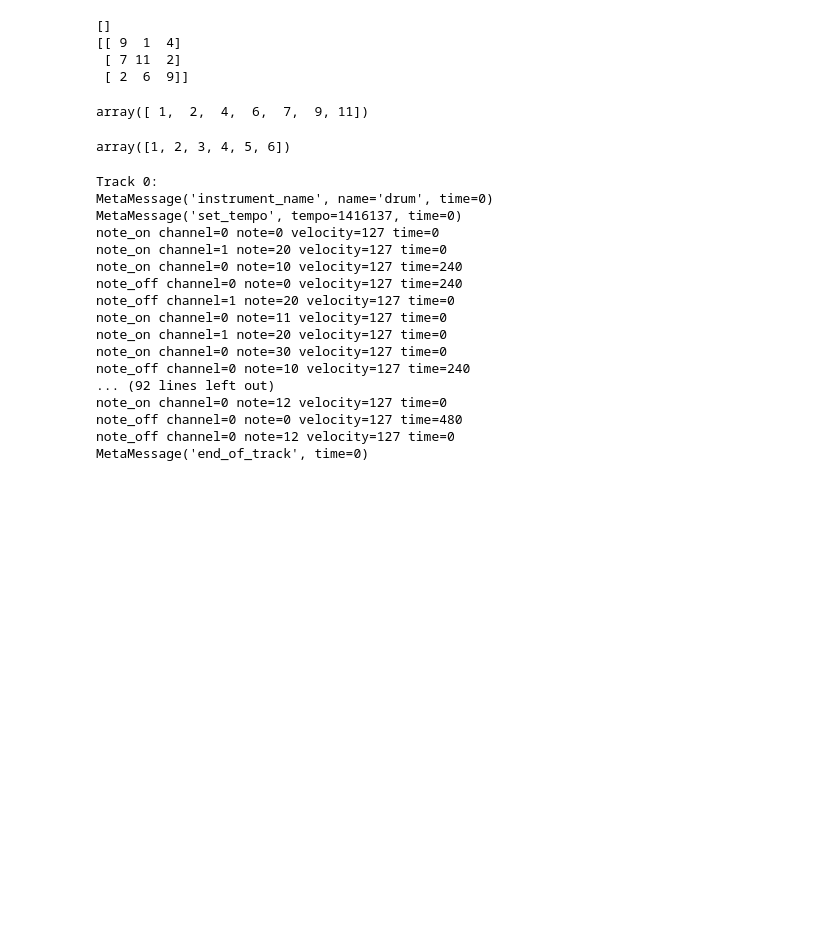
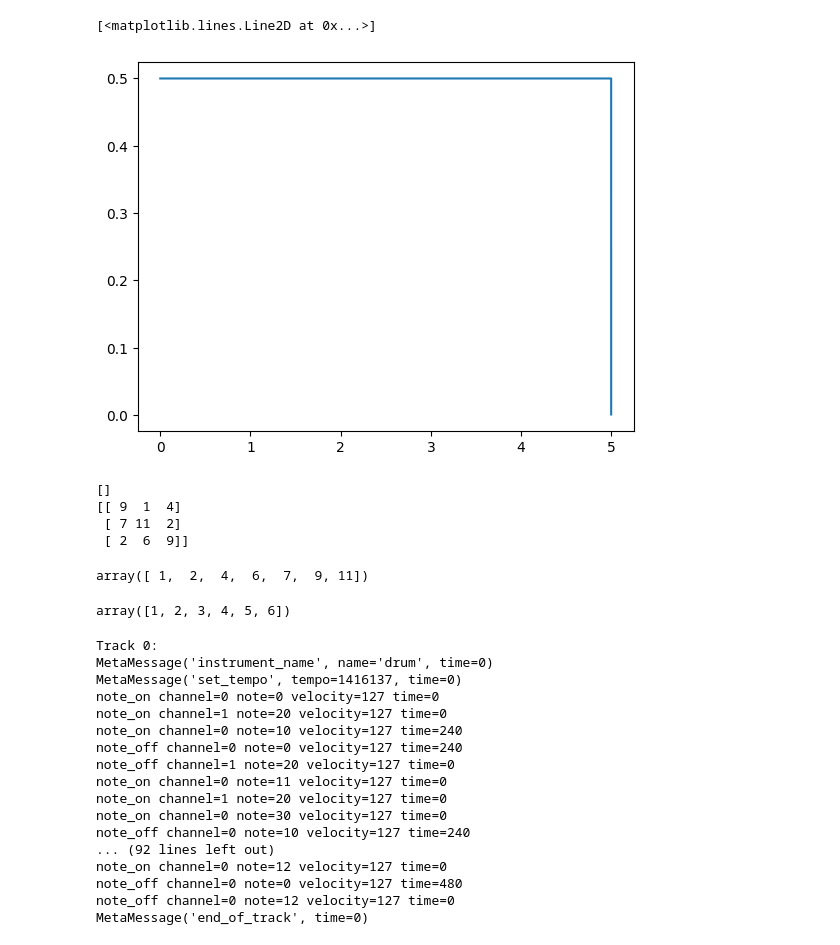
Before and after one commit to cmdenis/Self-Making-Album, a Jupyter notebook: soundlab.ipynb, the cells around one changed output. Saved outputs shown, nothing was run; the diff lists cells and outputs as text; code cells hidden in the pictures; blank space fills up the shorter version.

```diff
--- a/soundlab.ipynb
+++ b/soundlab.ipynb
@@ -8,2 +11,34 @@ from notes import ChordPattern
 
 from notes import Event
+# %%
+def ADSR(x, a, d, s, r, k = -3, show_plot = False):
+    '''Function to generate an ADSR enveloppe on data x'''
+    if True: #x[-1] >= (a + d + r): In the future could possibly make this quicker by checking if signal is shorter then a,d,r
+        val = 1-np.exp(-k)
+        attack = lambda x: (1-np.exp(-k*x/a))/val
+        decay = lambda x: 1 - (1-s)*(np.exp(k*(x-a)/d)-1)/(np.exp(k)-1)
+        sustain = lambda x: s
+        pre_rel_x = np.append(0, x[x < (x[-1] - r)])    # Appending a 0 in the begining in case the duration is 0
+        pre_rel = np.piecewise(
+            pre_rel_x,
+            [pre_rel_x < a, np.logical_and(a <= pre_rel_x, pre_rel_x < a+d), a+d<=pre_rel_x],
+            [attack, decay, sustain]
+        )
+
+        #print(pre_rel_x)
+
+        #release = (x[-1]*pre_rel[-1]/r - pre_rel[-1]/r*x[x[-1] - r <= x])[1:]
+        release = (pre_rel[-1]*(1 - (np.exp(k*(x[x[-1] - r <= x]-x[-1]+r)/(r+0.000001))-1)/(np.exp(k)-1)))[1:]
+
+
+        if show_plot == True:
+            plt.plot(np.concatenate((pre_rel, release)))
+            plt.show()
+
+        return np.concatenate((pre_rel, release))
+
+adsr = ADSR(t, 0, 0, 0.5, 0.0001)
+plt.plot(t, adsr)
+# %% [output]
+[<matplotlib.lines.Line2D at 0x...>]
+[figure, added]
```
Also changed, not shown: parts of 3 cells of this notebook, 8 other files.
